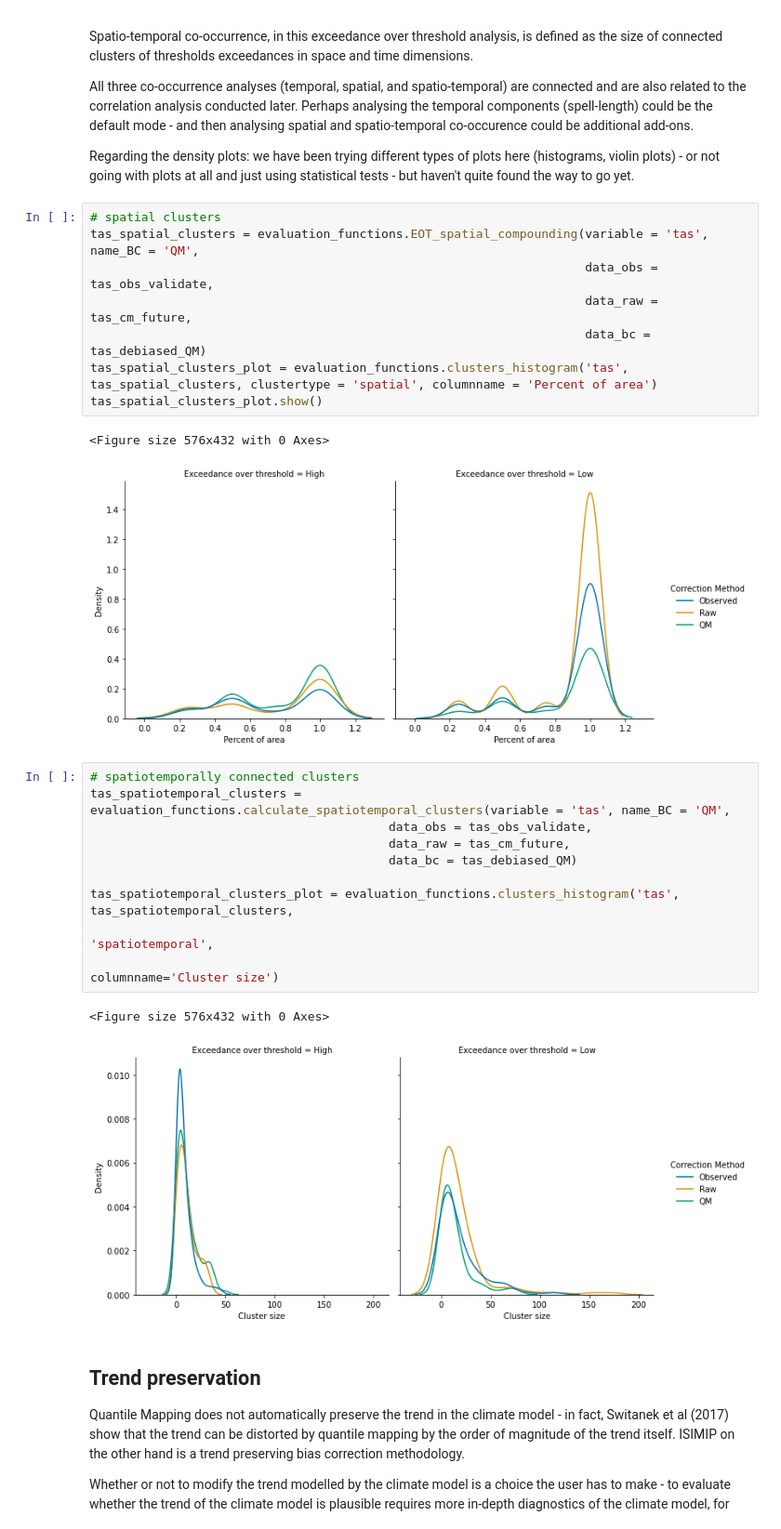
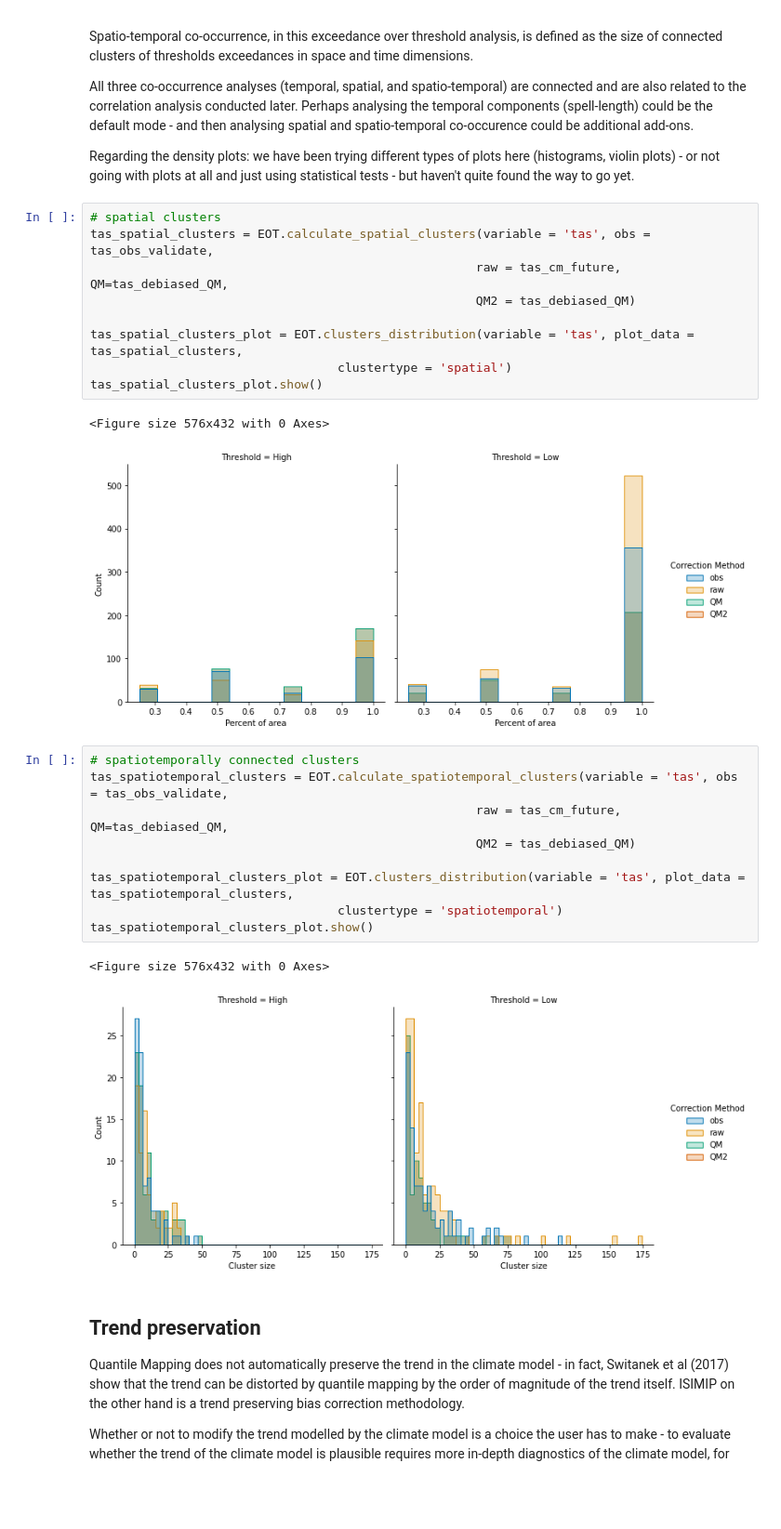
Before and after one commit to ecmwf-projects/ibicus, a Jupyter notebook: notebooks/debiasers_comparison_and_evaluation.ipynb, the cells around one changed output. Shown at 93% size. Saved outputs shown, nothing was run; the diff lists cells and outputs as text; blank space fills up the shorter version.

```diff
--- a/notebooks/debiasers_comparison_and_evaluation.ipynb
+++ b/notebooks/debiasers_comparison_and_evaluation.ipynb
@@ -229,28 +241,28 @@ All three co-occurrence analyses (temporal, spatial, and spatio-temporal) are co
 Regarding the density plots: we have been trying different types of plots here (histograms, violin plots) - or not going with plots at all and just using statistical tests - but haven't quite found the way to go yet.
 # %%
 # spatial clusters
-tas_spatial_clusters = evaluation_functions.EOT_spatial_compounding(variable = 'tas', name_BC = 'QM',
-                                                                    data_obs = tas_obs_validate,
-                                                                    data_raw = tas_cm_future,
-                                                                    data_bc = tas_debiased_QM)
-tas_spatial_clusters_plot = evaluation_functions.clusters_histogram('tas', tas_spatial_clusters, clustertype = 'spatial', columnname = 'Percent of area')
+tas_spatial_clusters = EOT.calculate_spatial_clusters(variable = 'tas', obs = tas_obs_validate,
+                                                     raw = tas_cm_future, QM=tas_debiased_QM,
+                                                     QM2 = tas_debiased_QM)
+
+tas_spatial_clusters_plot = EOT.clusters_distribution(variable = 'tas', plot_data = tas_spatial_clusters,
+                                  clustertype = 'spatial')
 tas_spatial_clusters_plot.show()
 # %% [output]
 <Figure size 576x432 with 0 Axes>
-[figure, old version]
+[figure, new version]
 # %%
 # spatiotemporally connected clusters
-tas_spatiotemporal_clusters = evaluation_functions.calculate_spatiotemporal_clusters(variable = 'tas', name_BC = 'QM',
-                                         data_obs = tas_obs_validate,
-                                         data_raw = tas_cm_future,
-                                         data_bc = tas_debiased_QM)
+tas_spatiotemporal_clusters = EOT.calculate_spatiotemporal_clusters(variable = 'tas', obs = tas_obs_validate,
+                                                     raw = tas_cm_future, QM=tas_debiased_QM,
+                                                     QM2 = tas_debiased_QM)
 
-tas_spatiotemporal_clusters_plot = evaluation_functions.clusters_histogram('tas', tas_spatiotemporal_clusters,
-                                                                            'spatiotemporal',
-                                                                           columnname='Cluster size')
+tas_spatiotemporal_clusters_plot = EOT.clusters_distribution(variable = 'tas', plot_data = tas_spatiotemporal_clusters,
+                                  clustertype = 'spatiotemporal')
+tas_spatiotemporal_clusters_plot.show()
 # %% [output]
 <Figure size 576x432 with 0 Axes>
-[figure, old version]
+[figure, new version]
 # %% [markdown]
 ## Trend preservation
 
```
Also changed, not shown: parts of 33 cells of this notebook, 7 other files.
